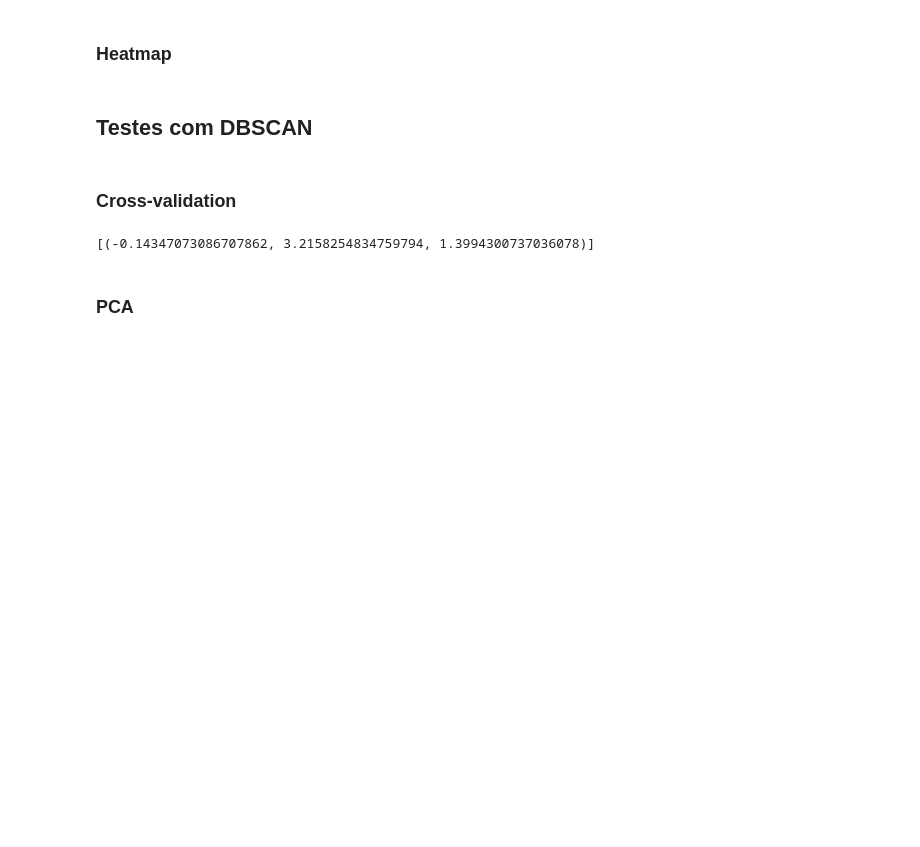
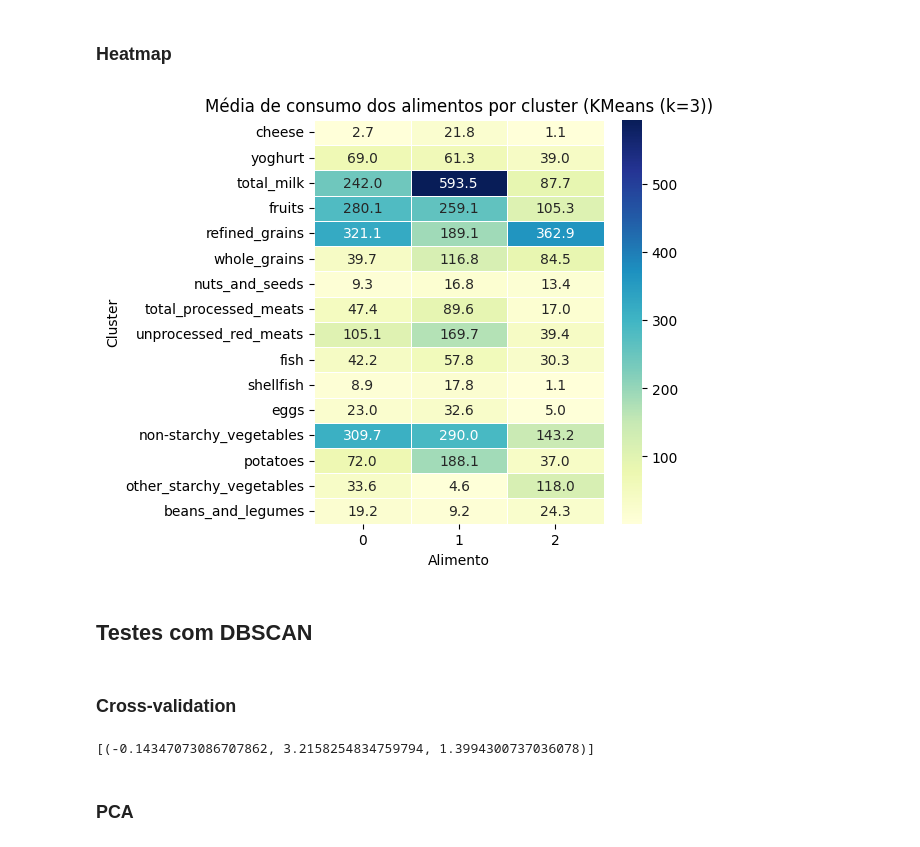
Before and after one commit to TurnipPudding/Machine-Learning---SCC0276, a Jupyter notebook: Trabalho 2/trab02_ML.ipynb, the cells around one changed output. Drawn from its saved outputs; the diff is of its cells as text; code cells hidden in the pictures; blank space fills up the shorter version.

```diff
--- a/Trabalho 2/trab02_ML.ipynb
+++ b/Trabalho 2/trab02_ML.ipynb
@@ -133,13 +169,2 @@ def boxplot_gen(df, column, title):
 # %% [markdown]
 ### Heatmap
-# %%
-# Usar pivot para criar heatmap país x ano com índice
-def heatmap_gen(df):
-    pivot_df = df.pivot_table(index='country', columns='year', values='index_risk_country', aggfunc='mean')
-    plt.figure(figsize=(14, 10))
-    sns.heatmap(pivot_df, cmap='coolwarm', linewidths=0.5)
-    plt.title("Heatmap do Índice de Risco Alimentar por País e Ano")
-    plt.xlabel("Ano")
-    plt.ylabel("País")
-    plt.tight_layout()
-    plt.show()
@@ -376,6 +451,9 @@ plot_pca_loadings_barras(kmeans_loading_df, component=['PC1', 'PC2'], top_n=10,
 ### Heatmap
 # %%
 # heatmap_gen(df=df)
+heatmap_gen(df, alimentos=list(colums_to_sum), column=[kmeans_column], title=[kmeans_title])
+# %% [output]
+[figure, added]
 # %% [markdown]
 ## Testes com DBSCAN
 # %%
```
Also changed, not shown: parts of 7 cells of this notebook.
